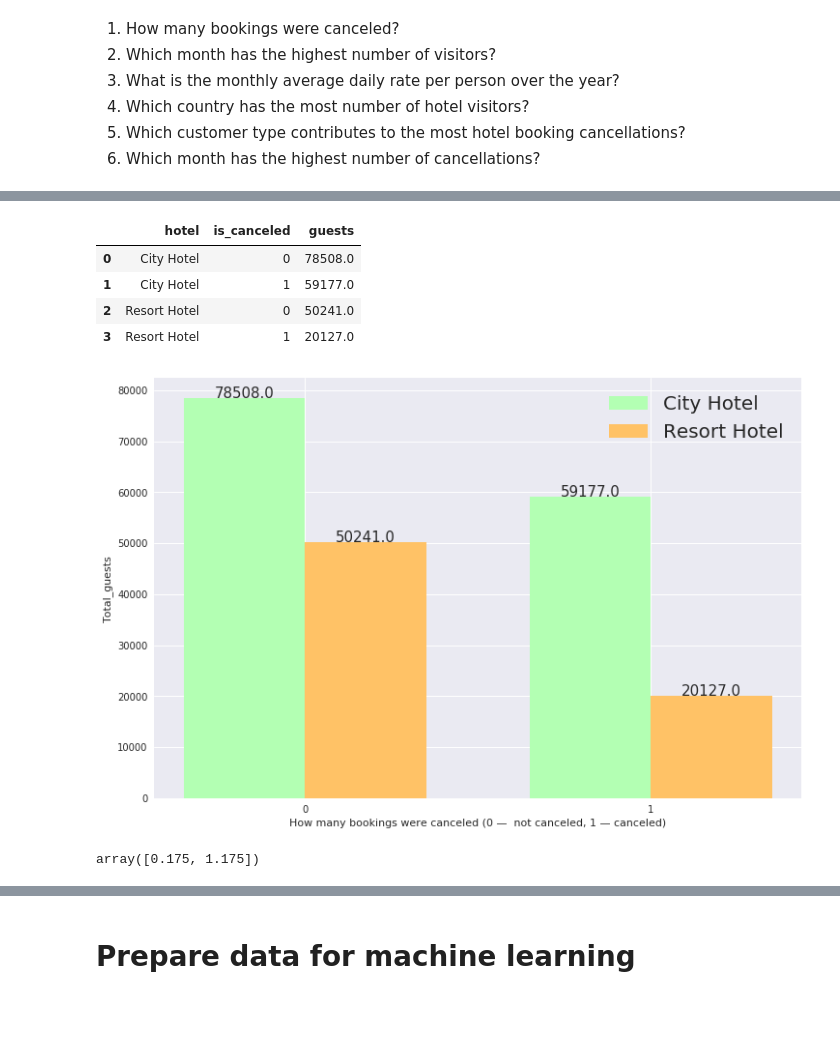
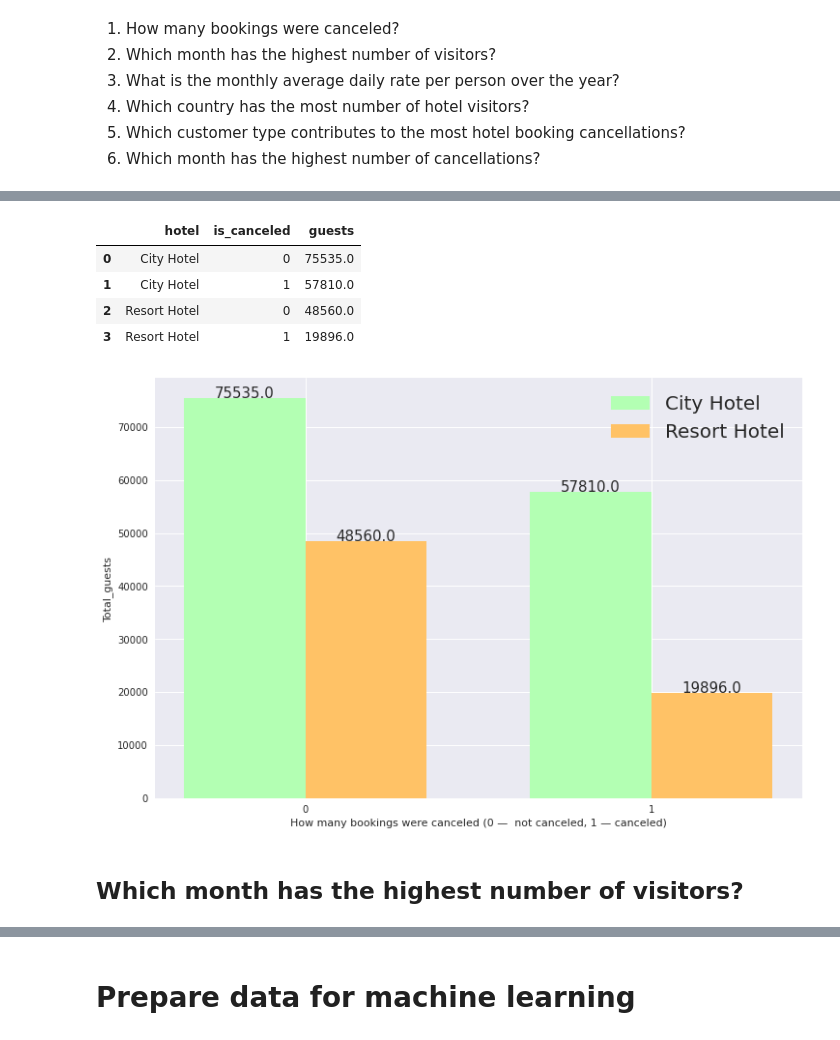
Before and after one commit to huy105/Hotel-booking-classify, a Jupyter notebook: HotelClassify.ipynb, the cells around one changed output, grey strips where cells are left out. Saved outputs shown, nothing was run; the diff lists cells and outputs as text; code cells hidden in the pictures; blank space fills up the shorter version.

Commit message:
Update HotelClassify.ipynb
Redefine the function, update how to clear outlier

```diff
--- a/HotelClassify.ipynb
+++ b/HotelClassify.ipynb
@@ -199,0 +301,12 @@ hotel_book = hotel_book.drop(index_drop, axis = 0)
+# %%
+from sklearn.mixture import GaussianMixture
+
+gm = GaussianMixture(n_components = 2, n_init = 10)
+
+gm.fit(hotel_book_one_hot)
+
+densities = gm.score_samples(hotel_book_one_hot)
+
+density_thresholds = np.percentile(densities, 3)
+
+hotel_book_cleaned = hotel_book_one_hot[densities > density_thresholds]
@@ -236,0 +364,6 @@ memory usage: 20.4+ MB
+# %%
+# Make a list of index to indexing
+a = list(hotel_book_cleaned.index)
+# %%
+hotel_plot = hotel_book.loc[a, :]
+hotel_plot
@@ -237,5 +384,5 @@ memory usage: 20.4+ MB
 # %%
-barplot = hotel_book.copy()
+barplot = hotel_plot.copy()
 
 barplot['guests'] = barplot['adults'] + barplot['children'] + barplot['babies']
 
@@ -245,28 +392,26 @@ barplot = barplot[col].groupby(['hotel',"is_canceled"]).sum().reset_index()
 barplot
 # %% [output]
 |  | hotel | is_canceled | guests |
-| 0 | City Hotel | 0 | 78508.0 |
-| 1 | City Hotel | 1 | 59177.0 |
-| 2 | Resort Hotel | 0 | 50241.0 |
-| 3 | Resort Hotel | 1 | 20127.0 |
+| 0 | City Hotel | 0 | 75535.0 |
+| 1 | City Hotel | 1 | 57810.0 |
+| 2 | Resort Hotel | 0 | 48560.0 |
+| 3 | Resort Hotel | 1 | 19896.0 |
 # %%
 ind = np.arange(2)
 
 with plt.style.context("seaborn"):
     fig, ax = plt.subplots(figsize = (12, 8))
     ax.bar(ind, barplot[0:2]["guests"], width = 0.35, color='#b3ffb3', label = "City Hotel")
     ax.bar(ind + 0.35, barplot[2:4]["guests"], width = 0.35, color='#ffc266', label = "Resort Hotel")
     ax.set(xlabel = "How many bookings were canceled (0 —  not canceled, 1 — canceled)", ylabel = "Total_guests")
     ax.legend(prop={'size': 20})
     ax.set_xticks(ind + 0.35 / 2)
-    ax.set_xticklabels(('0', '1', '0', '1'))
+    ax.set_xticklabels(('0', '1'))
     for index,data in enumerate(barplot[0:2]["guests"]):
          ax.text(x= index , y = data+1 , s=f"{data}" , fontdict=dict(fontsize=15), ha = "center")
     for index,data in enumerate(barplot[2:4]["guests"]):
          ax.text(x= index + 0.35, y = data+1 , s=f"{data}" , fontdict=dict(fontsize=15), ha = "center")
 # %% [output]
-[figure, old version]
+[figure, new version]
-# %%
-ind + 0.35 / 2
-# %% [output]
-array([0.175, 1.175])
+# %% [markdown]
+## Which month has the highest number of visitors?
```
Also changed, not shown: parts of 58 cells of this notebook.
